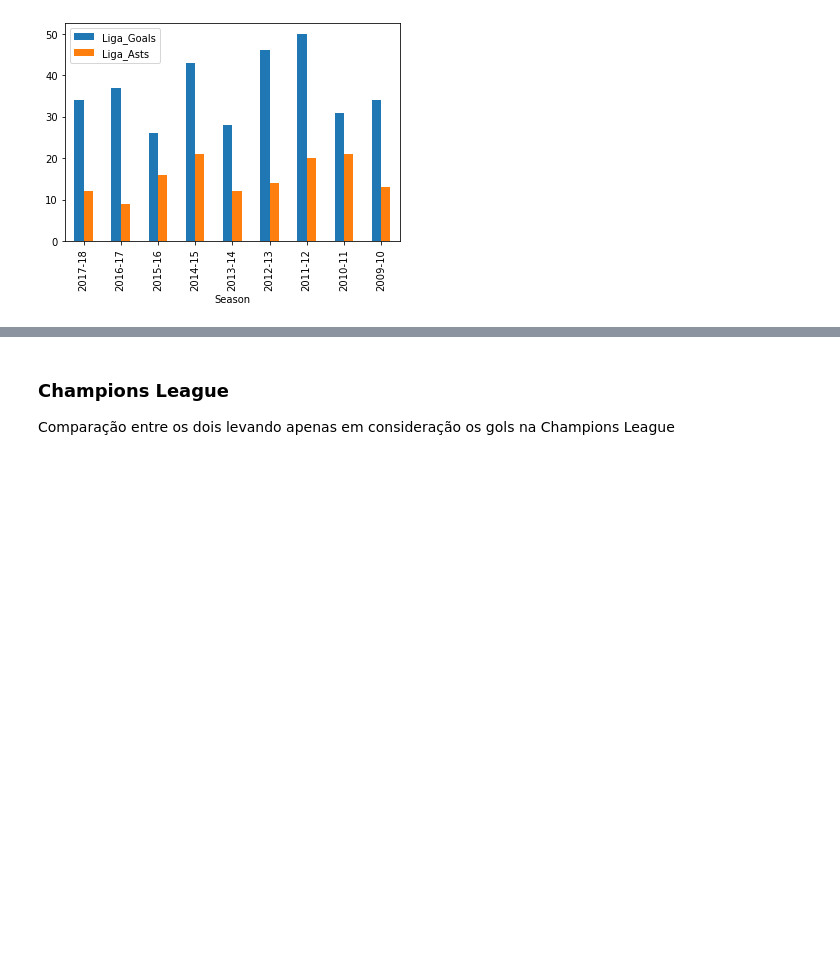
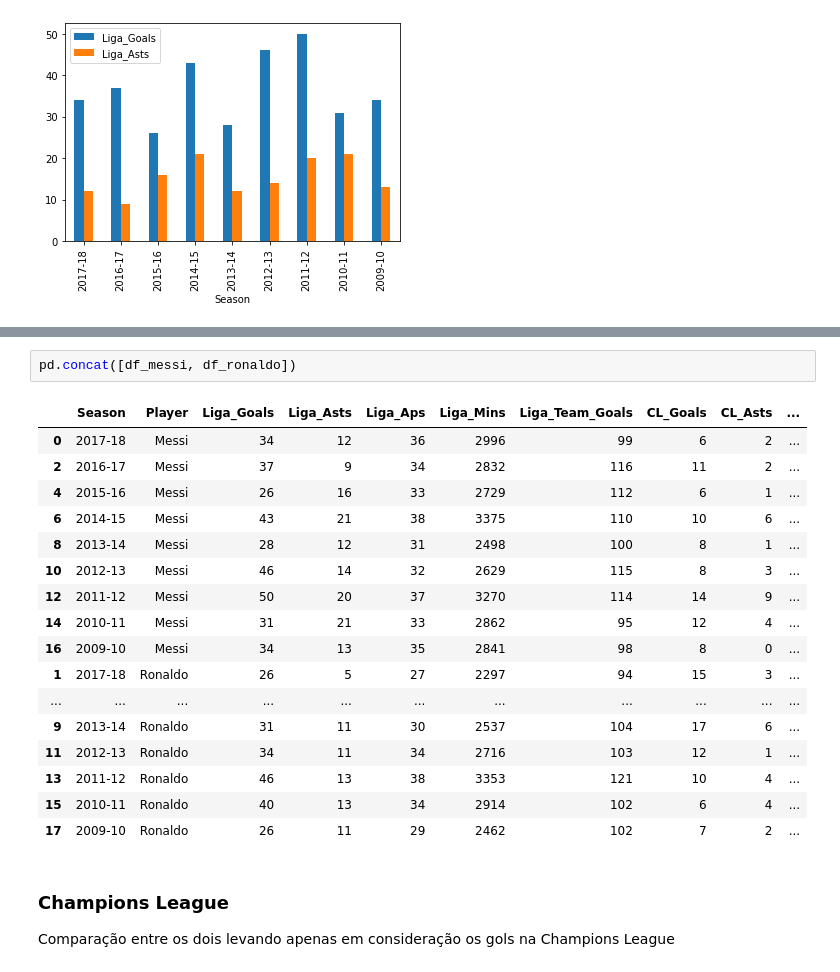
Before and after one commit to Marco87/Projects, a Jupyter notebook: Python/Projetos/MessiRonaldo/messironaldo.ipynb, the cells around one changed output, grey strips where cells are left out. Saved outputs shown, nothing was run; the diff lists cells and outputs as text; blank space fills up the shorter version.

```diff
--- a/Python/Projetos/MessiRonaldo/messironaldo.ipynb
+++ b/Python/Projetos/MessiRonaldo/messironaldo.ipynb
@@ -166,6 +174,26 @@ df_messironaldo.query("Player=='Messi'").plot(x = 'Season', y=['Liga_Goals', 'Li
 # %% [output]
 <matplotlib.axes._subplots.AxesSubplot at 0x...>
 [figure]
+# %%
+pd.concat([df_messi, df_ronaldo])
+# %% [output]
+|  | Season | Player | Liga_Goals | Liga_Asts | Liga_Aps | Liga_Mins | Liga_Team_Goals | CL_Goals | CL_Asts | ... |
+| 0 | 2017-18 | Messi | 34 | 12 | 36 | 2996 | 99 | 6 | 2 | ... |
+| 2 | 2016-17 | Messi | 37 | 9 | 34 | 2832 | 116 | 11 | 2 | ... |
+| 4 | 2015-16 | Messi | 26 | 16 | 33 | 2729 | 112 | 6 | 1 | ... |
+| 6 | 2014-15 | Messi | 43 | 21 | 38 | 3375 | 110 | 10 | 6 | ... |
+| 8 | 2013-14 | Messi | 28 | 12 | 31 | 2498 | 100 | 8 | 1 | ... |
+| 10 | 2012-13 | Messi | 46 | 14 | 32 | 2629 | 115 | 8 | 3 | ... |
+| 12 | 2011-12 | Messi | 50 | 20 | 37 | 3270 | 114 | 14 | 9 | ... |
+| 14 | 2010-11 | Messi | 31 | 21 | 33 | 2862 | 95 | 12 | 4 | ... |
+| 16 | 2009-10 | Messi | 34 | 13 | 35 | 2841 | 98 | 8 | 0 | ... |
+| 1 | 2017-18 | Ronaldo | 26 | 5 | 27 | 2297 | 94 | 15 | 3 | ... |
+| ... | ... | ... | ... | ... | ... | ... | ... | ... | ... | ... |
+| 9 | 2013-14 | Ronaldo | 31 | 11 | 30 | 2537 | 104 | 17 | 6 | ... |
+| 11 | 2012-13 | Ronaldo | 34 | 11 | 34 | 2716 | 103 | 12 | 1 | ... |
+| 13 | 2011-12 | Ronaldo | 46 | 13 | 38 | 3353 | 121 | 10 | 4 | ... |
+| 15 | 2010-11 | Ronaldo | 40 | 13 | 34 | 2914 | 102 | 6 | 4 | ... |
+| 17 | 2009-10 | Ronaldo | 26 | 11 | 29 | 2462 | 102 | 7 | 2 | ... |
 # %% [markdown]
 ### Champions League
 
```
Also changed, not shown: parts of 5 cells of this notebook.
